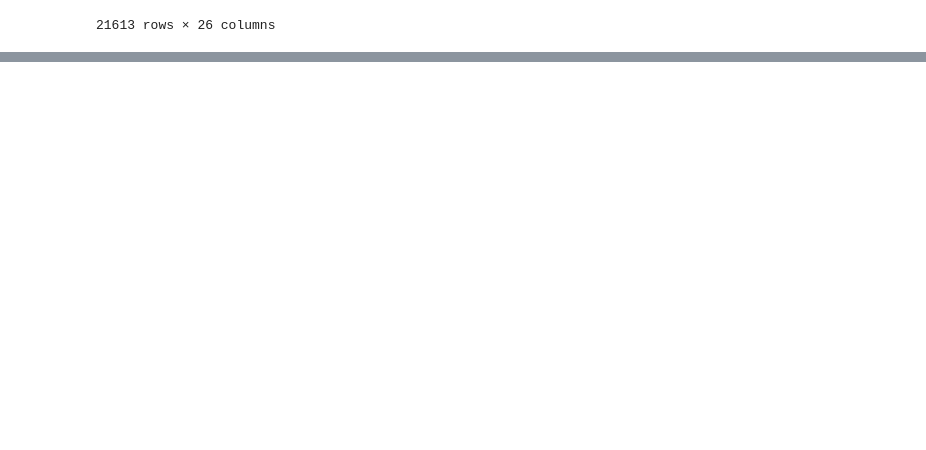
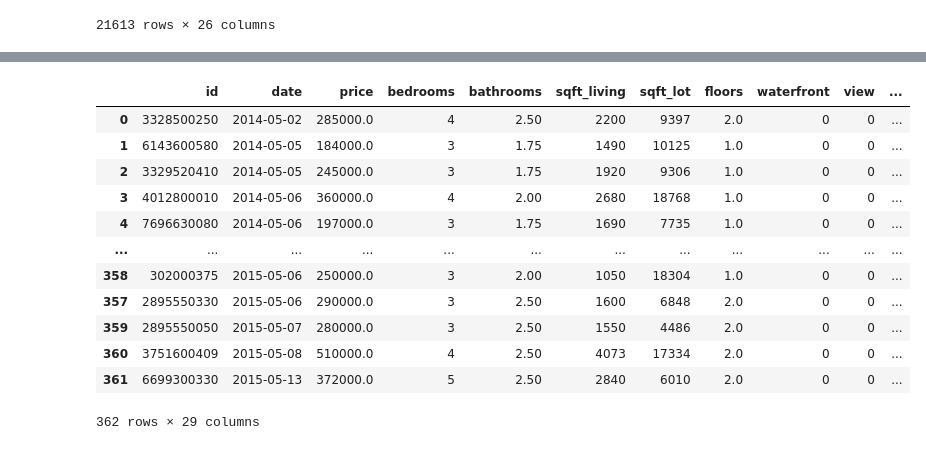
Before and after one commit to qmdismnp/Schulich_DS_MBAN, a Jupyter notebook: class three.ipynb, the cells around one changed output, grey strips where cells are left out. Cells and saved outputs as stored; diff of their text form; code cells hidden in the pictures; blank space fills up the shorter version.

```diff
--- a/class three.ipynb
+++ b/class three.ipynb
@@ -244,0 +323,24 @@ df
+# %%
+avg_bedroom_price = df.groupby('bedrooms')['price_per_sqft'].mean().to_dict()
+
+df['avg_bedroom_price'] = df['bedrooms'].map(avg_bedroom_price)
+
+def bedroom_price(row):
+
+    if row['price_per_sqft'] > row['avg_bedroom_price']:
+
+        return 'Overpaid Investment'
+
+    elif row['price_per_sqft'] < row['avg_bedroom_price']:
+
+        return 'Underpaid Investment'
+
+    else:
+
+        return 'Average Investment'
+
+df['Money_investment'] = df.apply(bedroom_price, axis =1)
+
+df
+
+df.groupby(['Money_investment','zipcode'])['price'].mean().to_frame().reset_index().sort_values(by=['zipcode','Money_investment','price'], ascending=[True,True,False])
@@ -244,0 +361,25 @@ df
+# %%
+#how to do the rooling average
+def rolling_avg(group):
+    group = group.sort_values('date')
+    rolling_avg = group.set_index('date')['price_per_sqft'].rolling('90D').mean().shift()
+    group['rolling_avg'] = rolling_avg.values
+    return group
+# %%
+df = df.groupby('zipcode').apply(rolling_avg).reset_index(drop=True)
+# %%
+df[df['zipcode']==98001].sort_values('date')
+# %% [output]
+|  | id | date | price | bedrooms | bathrooms | sqft_living | sqft_lot | floors | waterfront | view | ... |
+| 0 | 3328500250 | 2014-05-02 | 285000.0 | 4 | 2.50 | 2200 | 9397 | 2.0 | 0 | 0 | ... |
+| 1 | 6143600580 | 2014-05-05 | 184000.0 | 3 | 1.75 | 1490 | 10125 | 1.0 | 0 | 0 | ... |
+| 2 | 3329520410 | 2014-05-05 | 245000.0 | 3 | 1.75 | 1920 | 9306 | 1.0 | 0 | 0 | ... |
+| 3 | 4012800010 | 2014-05-06 | 360000.0 | 4 | 2.00 | 2680 | 18768 | 1.0 | 0 | 0 | ... |
+| 4 | 7696630080 | 2014-05-06 | 197000.0 | 3 | 1.75 | 1690 | 7735 | 1.0 | 0 | 0 | ... |
+| ... | ... | ... | ... | ... | ... | ... | ... | ... | ... | ... | ... |
+| 358 | 302000375 | 2015-05-06 | 250000.0 | 3 | 2.00 | 1050 | 18304 | 1.0 | 0 | 0 | ... |
+| 357 | 2895550330 | 2015-05-06 | 290000.0 | 3 | 2.50 | 1600 | 6848 | 2.0 | 0 | 0 | ... |
+| 359 | 2895550050 | 2015-05-07 | 280000.0 | 3 | 2.50 | 1550 | 4486 | 2.0 | 0 | 0 | ... |
+| 360 | 3751600409 | 2015-05-08 | 510000.0 | 4 | 2.50 | 4073 | 17334 | 2.0 | 0 | 0 | ... |
+| 361 | 6699300330 | 2015-05-13 | 372000.0 | 5 | 2.50 | 2840 | 6010 | 2.0 | 0 | 0 | ... |
+362 rows × 29 columns
```
Also changed, not shown: parts of 13 cells of this notebook.
